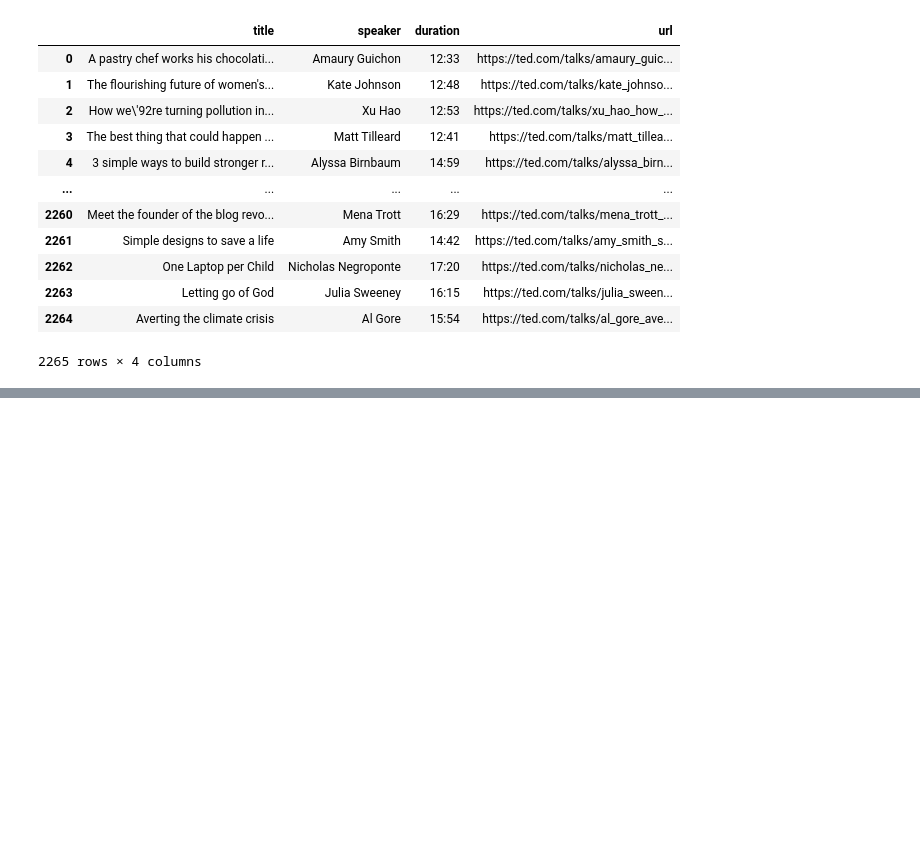
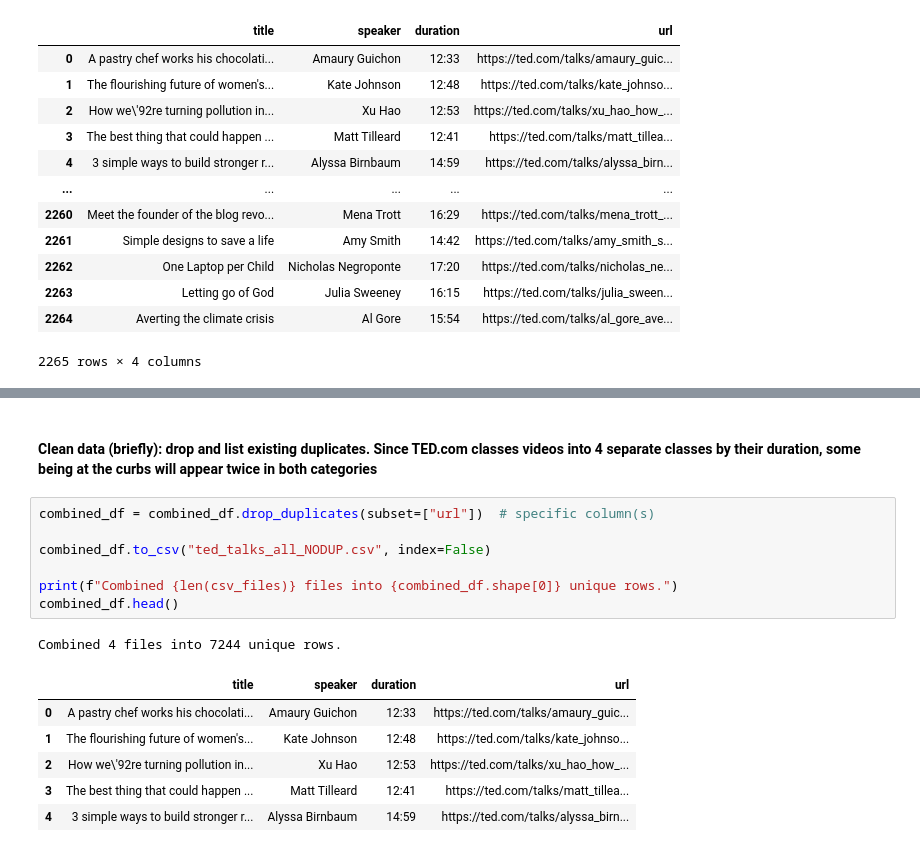
Before and after one commit to ccaglaa/DALAS_project, a Jupyter notebook: gathering.ipynb, the cells around one changed output, grey strips where cells are left out. Drawn from its saved outputs; the diff is of its cells as text; blank space fills up the shorter version.

```diff
--- a/topics.ipynb
+++ b/gathering.ipynb
@@ -322,0 +245,17 @@ df
+# %% [markdown]
+#### Clean data (briefly): drop and list existing duplicates. Since TED.com classes videos into 4 separate classes by their duration, some being at the curbs will appear twice in both categories
+# %%
+combined_df = combined_df.drop_duplicates(subset=["url"])  # specific column(s)
+
+combined_df.to_csv("ted_talks_all_NODUP.csv", index=False)
+
+print(f"Combined {len(csv_files)} files into {combined_df.shape[0]} unique rows.")
+combined_df.head()
+# %% [output]
+Combined 4 files into 7244 unique rows.
+|  | title | speaker | duration | url |
+| 0 | A pastry chef works his chocolati... | Amaury Guichon | 12:33 | https://ted.com/talks/amaury_guic... |
+| 1 | The flourishing future of women's... | Kate Johnson | 12:48 | https://ted.com/talks/kate_johnso... |
+| 2 | How we\'92re turning pollution in... | Xu Hao | 12:53 | https://ted.com/talks/xu_hao_how_... |
+| 3 | The best thing that could happen ... | Matt Tilleard | 12:41 | https://ted.com/talks/matt_tillea... |
+| 4 | 3 simple ways to build stronger r... | Alyssa Birnbaum | 14:59 | https://ted.com/talks/alyssa_birn... |
```
Also changed, not shown: parts of 16 cells of this notebook, 13 other files.
